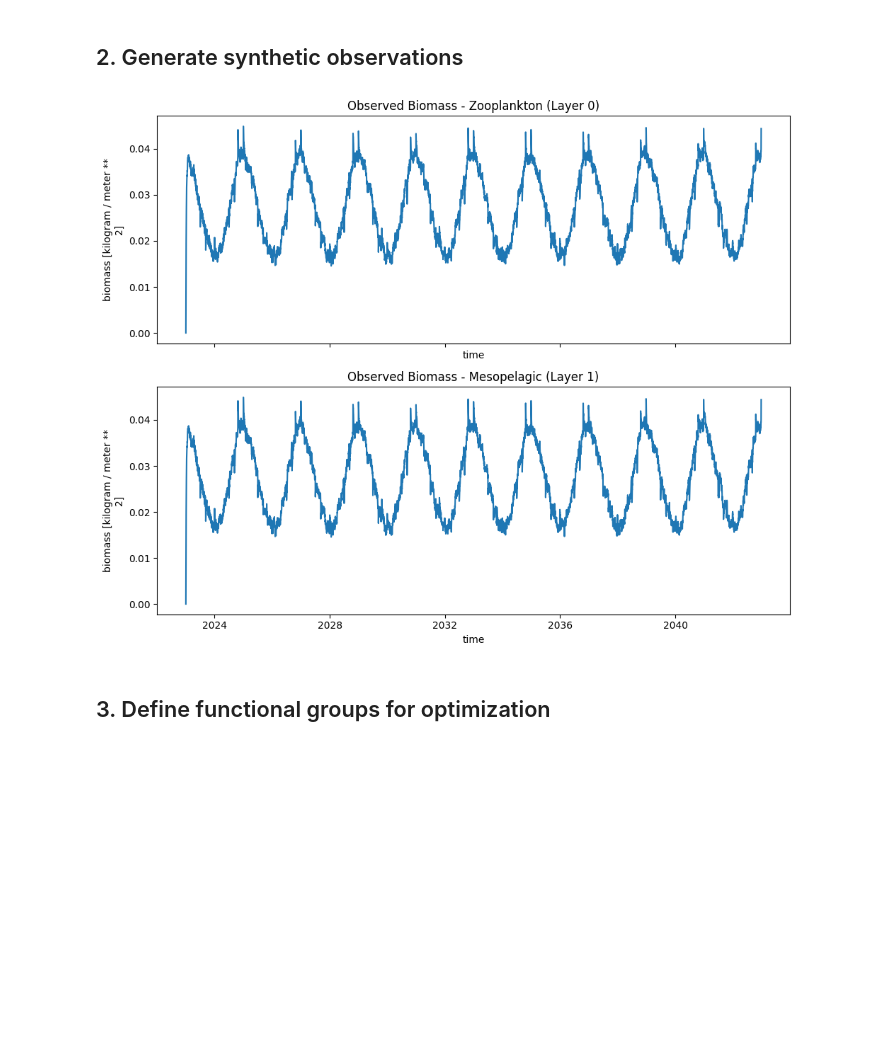
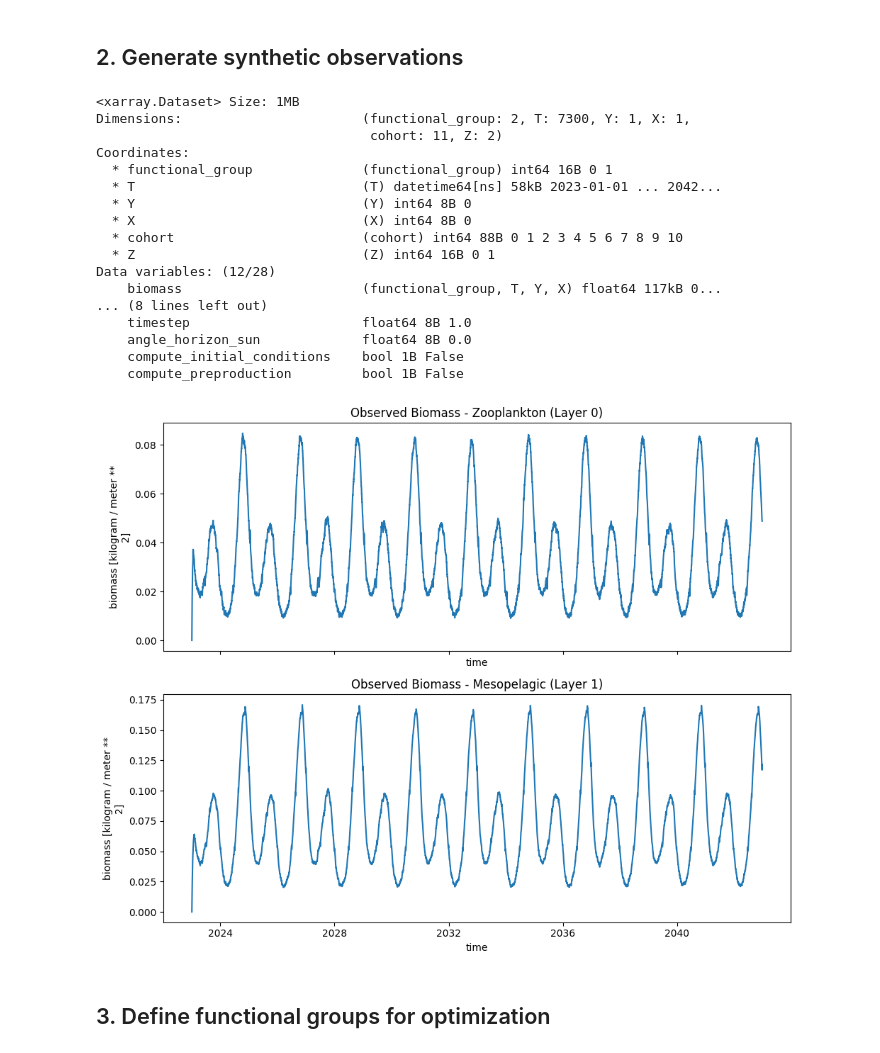
Before and after one commit to Ash12H/seapopym-optimization, a Jupyter notebook: docs/notebooks/complexe_example.ipynb, the cells around one changed output. Saved outputs shown, nothing was run; the diff lists cells and outputs as text; code cells hidden in the pictures; blank space fills up the shorter version.

Commit message:
cleaning + gitignore data

```diff
--- a/docs/notebooks/complexe_example.ipynb
+++ b/docs/notebooks/complexe_example.ipynb
@@ -47,9 +47,12 @@ nb_years = 20
 
 # Temperature: sinusoidal pattern on 2 depth layers
 # Layer 0: around 20°C, Layer 1: around 10°C
-temperature_layer0 = np.sin(np.linspace(0, (2 * np.pi) * nb_years, nb_days_by_year * nb_years)) * 5 + 20
-temperature_layer1 = np.sin(np.linspace(0, (2 * np.pi) * nb_years, nb_days_by_year * nb_years)) * 3 + 10
-
+temperature_layer0 = (np.sin(np.linspace(0, (2 * np.pi) * nb_years, nb_days_by_year * nb_years)) * 5 + 20).reshape(
+    (nb_days_by_year * nb_years, 1, 1, 1)
+)
+temperature_layer1 = (np.sin(np.linspace(0, (2 * np.pi) * nb_years, nb_days_by_year * nb_years)) * 5 + 10).reshape(
+    (nb_days_by_year * nb_years, 1, 1, 1)
+)
 temperature = xr.DataArray(
     data=np.stack([temperature_layer0, temperature_layer1], axis=-1).reshape((nb_days_by_year * nb_years, 1, 1, 2)),
     dims=["time", "latitude", "longitude", "depth"],
@@ -123,17 +126,19 @@ plt.show()
 ## 2. Generate synthetic observations
 # %%
 epi_day_layer = 0
-epi_night_layer = 1
+epi_night_layer = 0
+
 meso_day_layer = 1
 meso_night_layer = 0
+
 energy_transfert_shared = 0.1668
 tr_0_shared = 10.38
 gamma_tr_shared = -0.11
-lambda_temperature_shared = 0.15
-gamma_lambda_temperature_shared = 1 / 150
+lambda_temperature_shared = 1 / 150
+gamma_lambda_temperature_shared = 0.15
 # %%
 # Create a configuration generator
-configuration_generator = NoTransportConfigurationGenerator(model_class=NoTransportLightModel)
+configuration_generator = NoTransportConfigurationGenerator(model_class=NoTransportModel)
 
 # Run a model with known parameters to generate synthetic observations
 # Group 1: Zooplankton in layer 0 (surface, ~20°C)
@@ -165,40 +170,67 @@ initial_config = configuration_generator.generate(
     kernel=KernelParameter(),
 )
 
-with NoTransportLightModel.from_configuration(initial_config) as initial_model:
+with NoTransportModel.from_configuration(initial_config) as initial_model:
     initial_model.run()
     observed_biomass = initial_model.state.biomass
+    display(initial_model.state)
 
 # Prepare observation data for both groups
 observed_biomass_group0 = (
     observed_biomass.expand_dims({"layer": [0]}).isel(functional_group=0).drop_vars(["functional_group"])
 )
 observed_biomass_group0.layer.attrs = {"axis": "Z"}
 
 observed_biomass_group1 = (
     observed_biomass.expand_dims({"layer": [1]}).isel(functional_group=1).drop_vars(["functional_group"])
 )
 observed_biomass_group1.layer.attrs = {"axis": "Z"}
 
 # Plot both groups
 fig, (ax1, ax2) = plt.subplots(2, 1, figsize=(10, 8), sharex=True)
 observed_biomass_group0.plot(ax=ax1)
 ax1.set_title("Observed Biomass - Zooplankton (Layer 0)")
 observed_biomass_group1.plot(ax=ax2)
 ax2.set_title("Observed Biomass - Mesopelagic (Layer 1)")
 plt.tight_layout()
 
 with xr.set_options(keep_attrs=True):
     night_observation = observed_biomass_group0 + observed_biomass_group1.data
+    day_observation = observed_biomass_group0
+
+    night_observation = night_observation.sel(T=slice("2028", "2032"))
+    day_observation = day_observation.sel(T=slice("2028", "2032"))
 
 # Create observation objects
+observation_day = TimeSeriesObservation(
+    name="Epipelagic at day",
+    observation=day_observation,
+    observation_type=DayCycle.DAY,
+)
 observation_night = TimeSeriesObservation(
     name="Epipelagic at night",
     observation=night_observation,
     observation_type=DayCycle.NIGHT,
 )
 # %% [output]
+<xarray.Dataset> Size: 1MB
+Dimensions:                       (functional_group: 2, T: 7300, Y: 1, X: 1,
+                                   cohort: 11, Z: 2)
+Coordinates:
+  * functional_group              (functional_group) int64 16B 0 1
+  * T                             (T) datetime64[ns] 58kB 2023-01-01 ... 2042...
+  * Y                             (Y) int64 8B 0
+  * X                             (X) int64 8B 0
+  * cohort                        (cohort) int64 88B 0 1 2 3 4 5 6 7 8 9 10
+  * Z                             (Z) int64 16B 0 1
+Data variables: (12/28)
+    biomass                       (functional_group, T, Y, X) float64 117kB 0...
+... (8 lines left out)
+    timestep                      float64 8B 1.0
+    angle_horizon_sun             float64 8B 0.0
+    compute_initial_conditions    bool 1B False
+    compute_preproduction         bool 1B False
-[figure, old version]
+[figure, new version]
 # %% [markdown]
 ## 3. Define functional groups for optimization
 # %%
```
Also changed, not shown: parts of 14 cells of this notebook, 7 other files.
